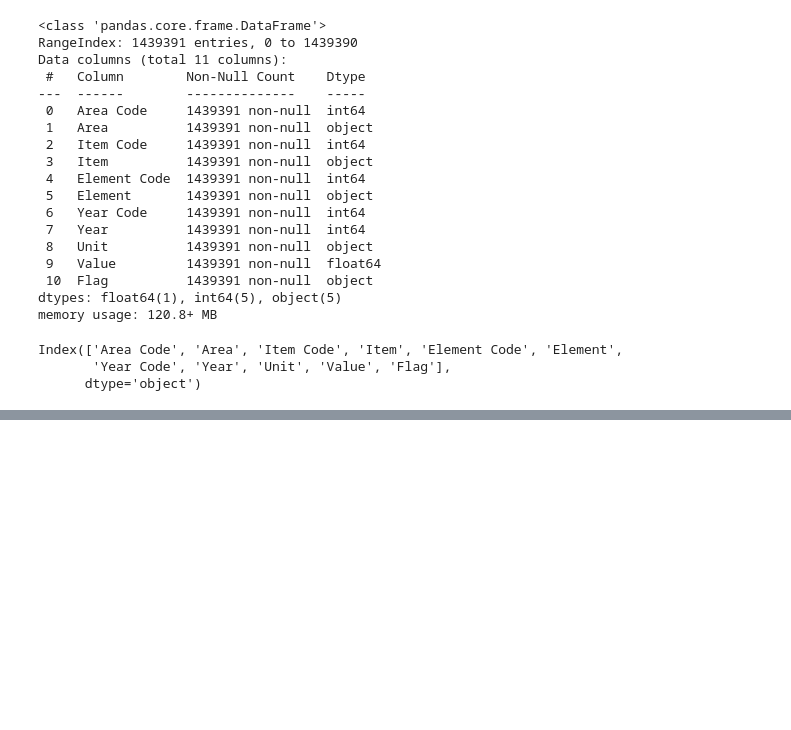
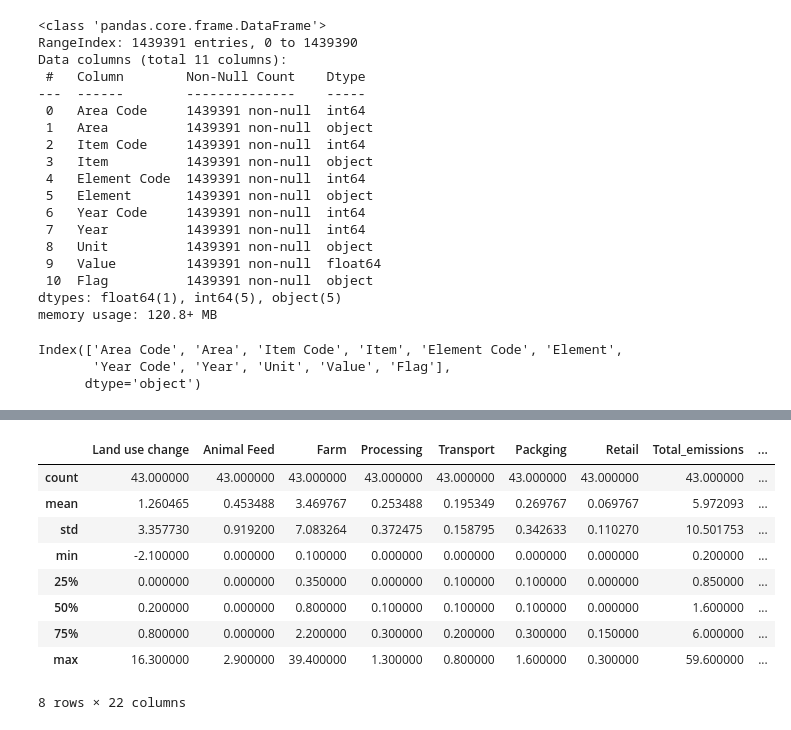
Before and after one commit to Gerogrit/agriculture_and_environment, a Jupyter notebook: GeroWorkbookAgri.ipynb, the cells around one changed output, grey strips where cells are left out. Cells and saved outputs as stored; diff of their text form; code cells hidden in the pictures; blank space fills up the shorter version.

```diff
--- a/GeroWorkbookAgri.ipynb
+++ b/GeroWorkbookAgri.ipynb
@@ -39,0 +180,2 @@ Index(['Area Code', 'Area', 'Item Code', 'Item', 'Element Code', 'Element',
+# %%
+df3 = pd.read_csv("data/Food_Production.csv")
@@ -39,0 +212,13 @@ Index(['Area Code', 'Area', 'Item Code', 'Item', 'Element Code', 'Element',
+# %%
+df3.describe()
+# %% [output]
+|  | Land use change | Animal Feed | Farm | Processing | Transport | Packging | Retail | Total_emissions | ... |
+| count | 43.000000 | 43.000000 | 43.000000 | 43.000000 | 43.000000 | 43.000000 | 43.000000 | 43.000000 | ... |
+| mean | 1.260465 | 0.453488 | 3.469767 | 0.253488 | 0.195349 | 0.269767 | 0.069767 | 5.972093 | ... |
+| std | 3.357730 | 0.919200 | 7.083264 | 0.372475 | 0.158795 | 0.342633 | 0.110270 | 10.501753 | ... |
+| min | -2.100000 | 0.000000 | 0.100000 | 0.000000 | 0.000000 | 0.000000 | 0.000000 | 0.200000 | ... |
+| 25% | 0.000000 | 0.000000 | 0.350000 | 0.000000 | 0.100000 | 0.100000 | 0.000000 | 0.850000 | ... |
+| 50% | 0.200000 | 0.000000 | 0.800000 | 0.100000 | 0.100000 | 0.100000 | 0.000000 | 1.600000 | ... |
+| 75% | 0.800000 | 0.000000 | 2.200000 | 0.300000 | 0.200000 | 0.300000 | 0.150000 | 6.000000 | ... |
+| max | 16.300000 | 2.900000 | 39.400000 | 1.300000 | 0.800000 | 1.600000 | 0.300000 | 59.600000 | ... |
+8 rows × 22 columns
```
Also changed, not shown: parts of 17 cells of this notebook, 1 other file.
